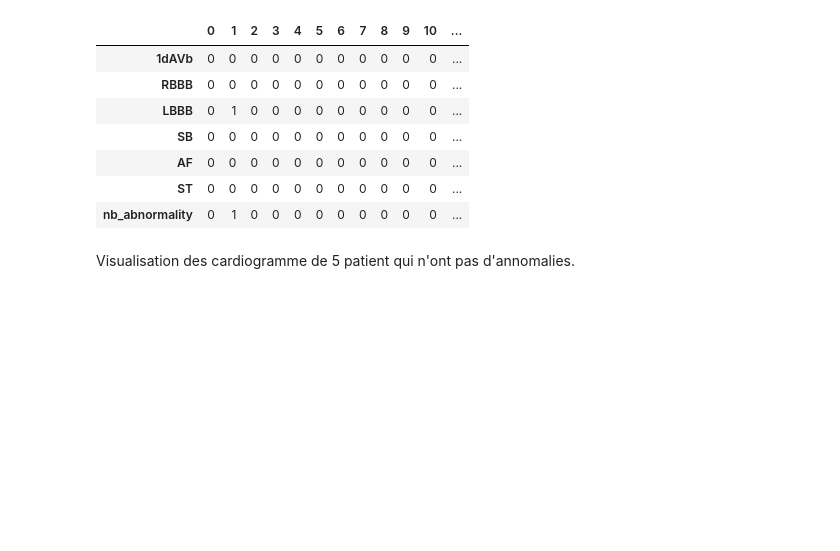
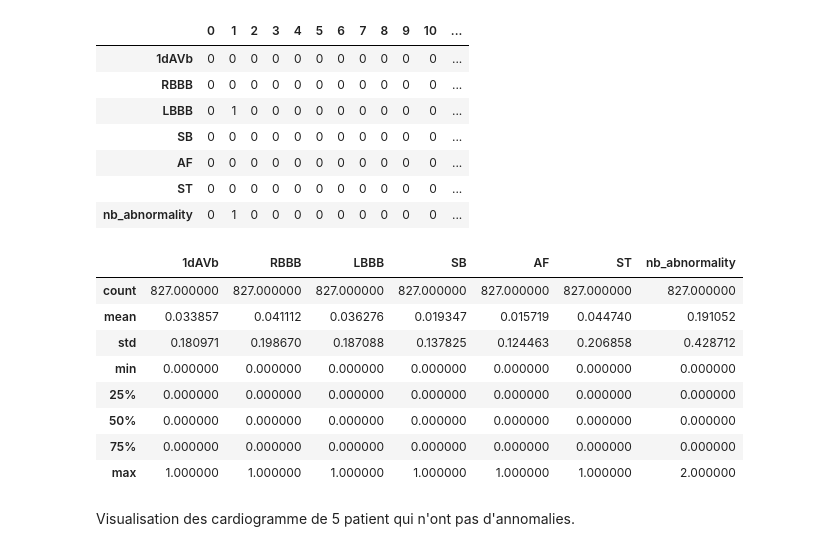
Before and after one commit to oceanespinasse/Projet-Cardiologie, a Jupyter notebook: Test.ipynb, the cells around one changed output. Saved outputs shown, nothing was run; the diff lists cells and outputs as text; code cells hidden in the pictures; blank space fills up the shorter version.

```diff
--- a/Test.ipynb
+++ b/Test.ipynb
@@ -140,6 +179,18 @@ display(df_goldStandard.head(20).T)
 | AF | 0 | 0 | 0 | 0 | 0 | 0 | 0 | 0 | 0 | 0 | 0 | ... |
 | ST | 0 | 0 | 0 | 0 | 0 | 0 | 0 | 0 | 0 | 0 | 0 | ... |
 | nb_abnormality | 0 | 1 | 0 | 0 | 0 | 0 | 0 | 0 | 0 | 0 | 0 | ... |
+# %%
+df_goldStandard.describe()
+# %% [output]
+|  | 1dAVb | RBBB | LBBB | SB | AF | ST | nb_abnormality |
+| count | 827.000000 | 827.000000 | 827.000000 | 827.000000 | 827.000000 | 827.000000 | 827.000000 |
+| mean | 0.033857 | 0.041112 | 0.036276 | 0.019347 | 0.015719 | 0.044740 | 0.191052 |
+| std | 0.180971 | 0.198670 | 0.187088 | 0.137825 | 0.124463 | 0.206858 | 0.428712 |
+| min | 0.000000 | 0.000000 | 0.000000 | 0.000000 | 0.000000 | 0.000000 | 0.000000 |
+| 25% | 0.000000 | 0.000000 | 0.000000 | 0.000000 | 0.000000 | 0.000000 | 0.000000 |
+| 50% | 0.000000 | 0.000000 | 0.000000 | 0.000000 | 0.000000 | 0.000000 | 0.000000 |
+| 75% | 0.000000 | 0.000000 | 0.000000 | 0.000000 | 0.000000 | 0.000000 | 0.000000 |
+| max | 1.000000 | 1.000000 | 1.000000 | 1.000000 | 1.000000 | 1.000000 | 2.000000 |
 # %% [markdown]
 Visualisation des cardiogramme de 5 patient qui n'ont pas d'annomalies.
 # %%
```
Also changed, not shown: parts of 22 cells of this notebook.
